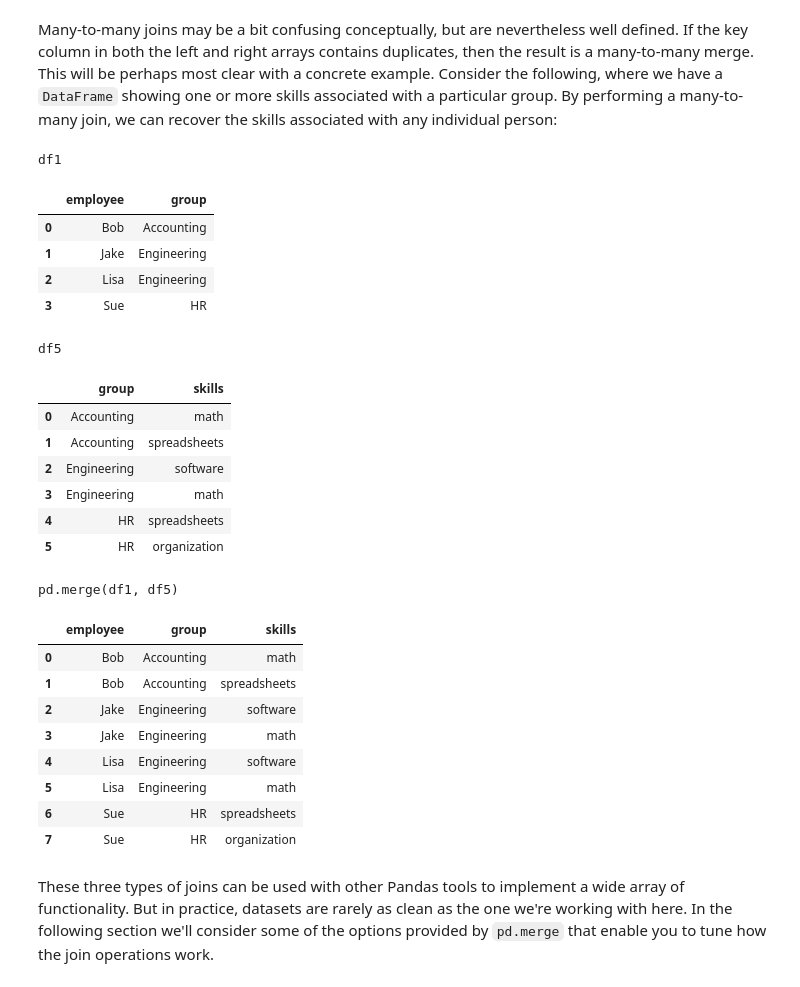
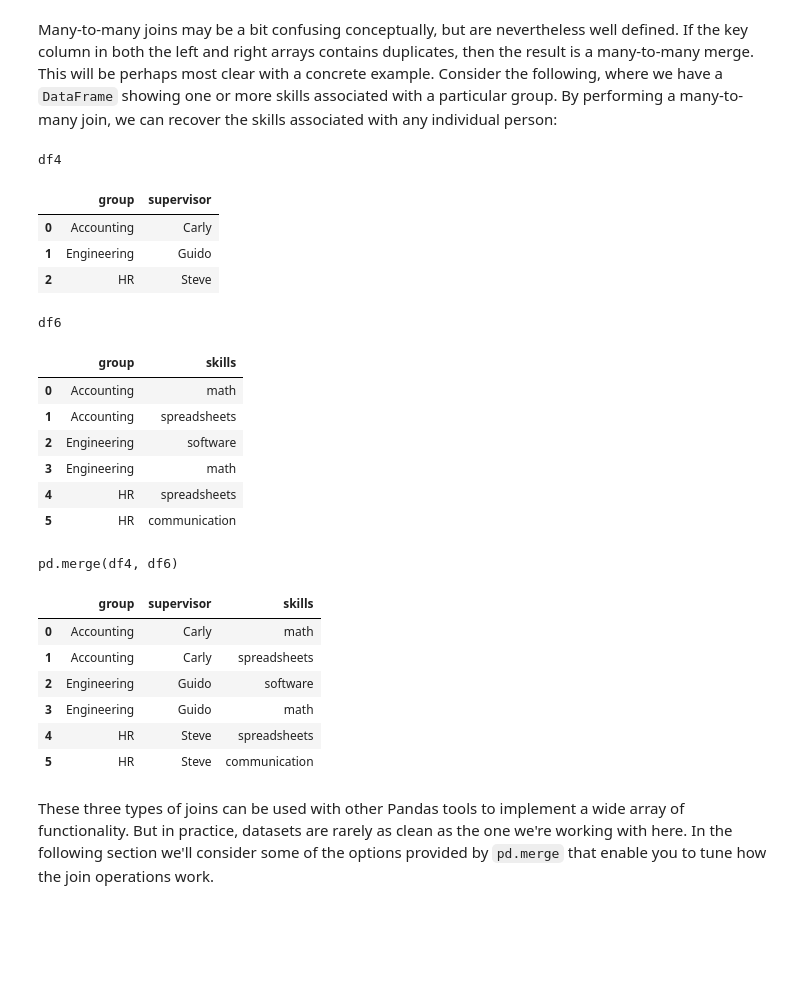
Before and after one commit to bonareri/data-science-class, a Jupyter notebook: 05-Python_for_Data_Science/06_02_Merge_and_Join.ipynb, the cells around one changed output. Drawn from its saved outputs; the diff is of its cells as text; code cells hidden in the pictures; blank space fills up the shorter version.

```diff
--- a/05-Python_for_Data_Science/06_02_Merge_and_Join.ipynb
+++ b/05-Python_for_Data_Science/06_02_Merge_and_Join.ipynb
@@ -119,36 +121,31 @@ This will be perhaps most clear with a concrete example.
 Consider the following, where we have a `DataFrame` showing one or more skills associated with a particular group.
 By performing a many-to-many join, we can recover the skills associated with any individual person:
 # %%
-df5 = pd.DataFrame({'group': ['Accounting', 'Accounting',
-                              'Engineering', 'Engineering', 'HR', 'HR'],
-                    'skills': ['math', 'spreadsheets', 'software', 'math',
-                               'spreadsheets', 'organization']})
-display('df1', 'df5', "pd.merge(df1, df5)")
+df6 = pd.DataFrame({'group': ['Accounting', 'Accounting', 'Engineering', 'Engineering', 'HR', 'HR'],
+                    'skills' : ['math', 'spreadsheets', 'software', 'math', 'spreadsheets', 'communication']})
+display('df4', 'df6', 'pd.merge(df4, df6)')
 # %% [output]
-df1
+df4
-|  | employee | group |
-| 0 | Bob | Accounting |
-| 1 | Jake | Engineering |
-| 2 | Lisa | Engineering |
-| 3 | Sue | HR |
+|  | group | supervisor |
+| 0 | Accounting | Carly |
+| 1 | Engineering | Guido |
+| 2 | HR | Steve |
-df5
+df6
 |  | group | skills |
 | 0 | Accounting | math |
 | 1 | Accounting | spreadsheets |
 | 2 | Engineering | software |
 | 3 | Engineering | math |
 | 4 | HR | spreadsheets |
-| 5 | HR | organization |
+| 5 | HR | communication |
-pd.merge(df1, df5)
+pd.merge(df4, df6)
-|  | employee | group | skills |
-| 0 | Bob | Accounting | math |
-| 1 | Bob | Accounting | spreadsheets |
-| 2 | Jake | Engineering | software |
-| 3 | Jake | Engineering | math |
-| 4 | Lisa | Engineering | software |
-| 5 | Lisa | Engineering | math |
-| 6 | Sue | HR | spreadsheets |
-| 7 | Sue | HR | organization |
+|  | group | supervisor | skills |
+| 0 | Accounting | Carly | math |
+| 1 | Accounting | Carly | spreadsheets |
+| 2 | Engineering | Guido | software |
+| 3 | Engineering | Guido | math |
+| 4 | HR | Steve | spreadsheets |
+| 5 | HR | Steve | communication |
 # %% [markdown]
 These three types of joins can be used with other Pandas tools to implement a wide array of functionality.
 But in practice, datasets are rarely as clean as the one we're working with here.
```
Also changed, not shown: parts of 29 cells of this notebook, 14 other files.
